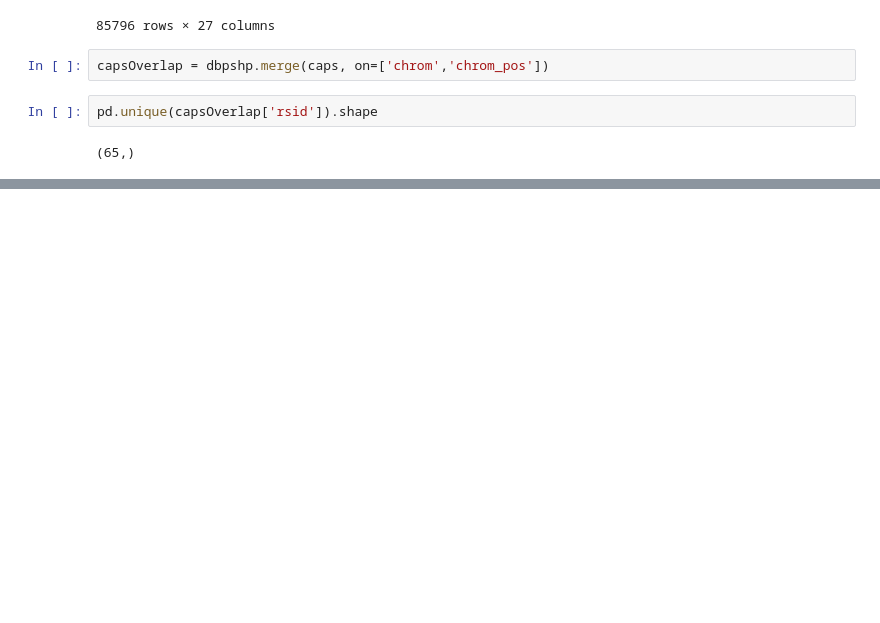
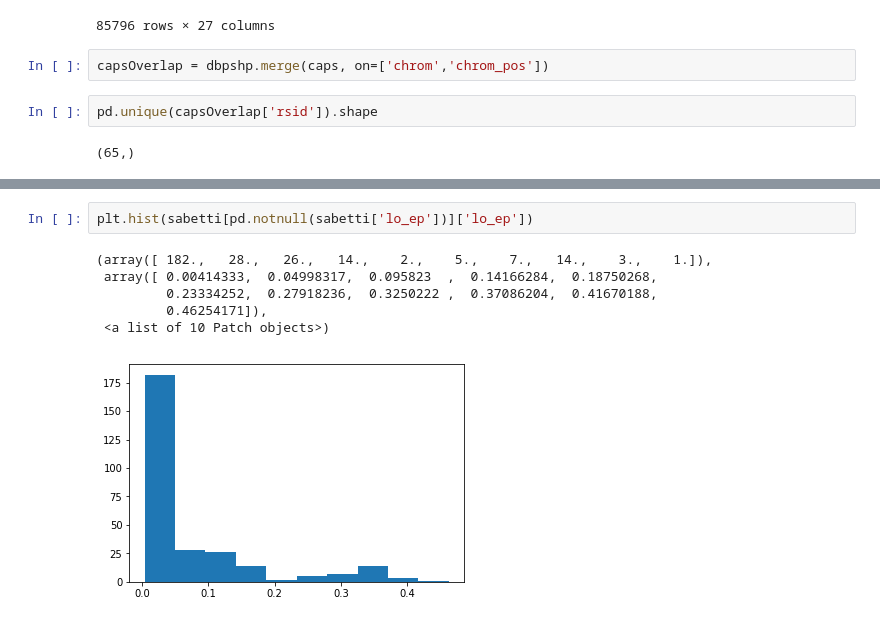
Before and after one commit to patelravip/dbPSHP, a Jupyter notebook: Overlap SNPs.ipynb, the cells around one changed output, grey strips where cells are left out. Drawn from its saved outputs; the diff is of its cells as text; blank space fills up the shorter version.

```diff
--- a/Overlap SNPs.ipynb
+++ b/Overlap SNPs.ipynb
@@ -68,0 +100,9 @@ pd.unique(capsOverlap['rsid']).shape
+# %%
+plt.hist(sabetti[pd.notnull(sabetti['lo_ep'])]['lo_ep'])
+# %% [output]
+(array([ 182.,   28.,   26.,   14.,    2.,    5.,    7.,   14.,    3.,    1.]),
+ array([ 0.00414333,  0.04998317,  0.095823  ,  0.14166284,  0.18750268,
+         0.23334252,  0.27918236,  0.3250222 ,  0.37086204,  0.41670188,
+         0.46254171]),
+ <a list of 10 Patch objects>)
+[figure, added]
```
Also changed, not shown: parts of 8 cells of this notebook, 2 other files.
